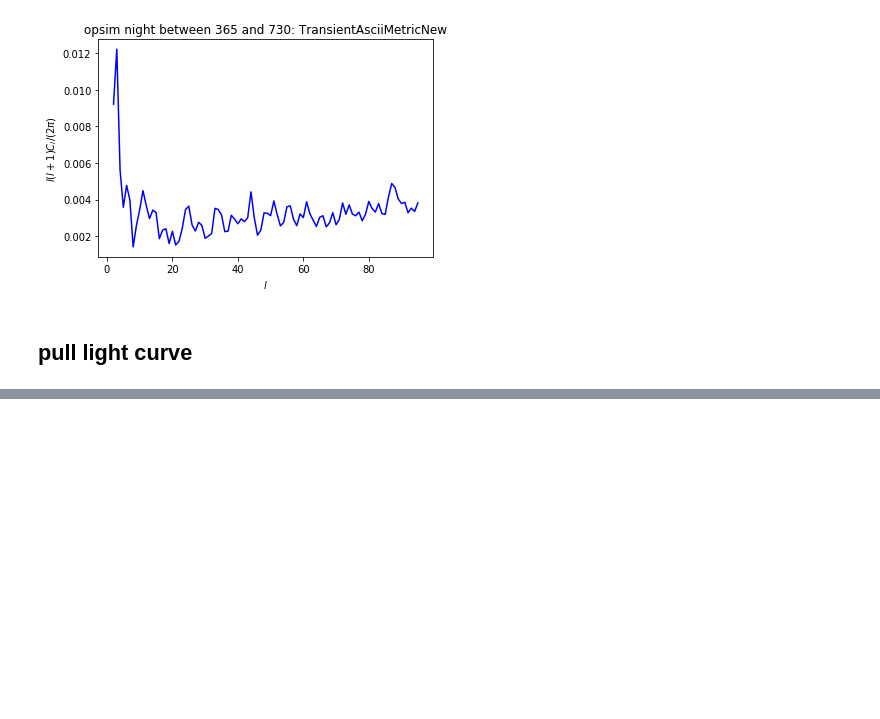
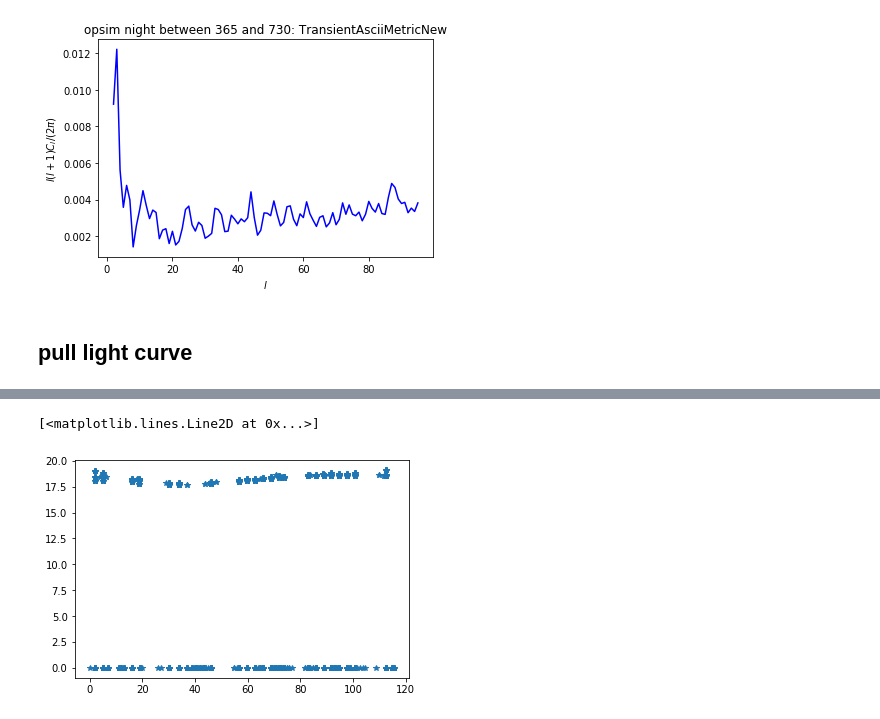
Before and after one commit to xiaolng/maf, a Jupyter notebook: TDEs.ipynb, the cells around one changed output, grey strips where cells are left out. Cells and saved outputs as stored; diff of their text form; code cells hidden in the pictures; blank space fills up the shorter version.

```diff
--- a/TDEs.ipynb
+++ b/TDEs.ipynb
@@ -488,8 +488,17 @@ The iterable function was deprecated in Matplotlib 3.1 and will be removed in 3.
 ## pull light curve
 # %%
 # get light curve of a pointSlicer
+
 transmetric = TransientAsciiMetricNew('tde.dat', surveyDuration=1, mjdCol='observationStartMJD', detectSNR={'u': 5, 'g': 1, 'r': 1, 'i': 1, 'z': 5, 'y': 1},
                                       nPreT=1, preT=10, nFilters=0, filterT=None, nPerLC=2, peakOffset=0, dataout=True)
+
+#ra = np.array([ 34.39339593,  73.58279239,  97.45622484,  94.92638699])
+#dec = np.array([ -5.09032894,   0.1873572 , -37.70921729, -18.53667436])
+ra = np.array([34.39339593])
+dec = np.array([-5.09032894])
+
+slicer = slicers.UserPointsSlicer(ra, dec)
+
 #slicer = slicers.HealpixSlicer(nside=32)
 
 year = 1
@@ -501,0 +525,2 @@ group.plotAll(closefigs=False)
+# %%
+data = transmetricSky.metricValues.data[0]
@@ -501,0 +568,7 @@ group.plotAll(closefigs=False)
+# %%
+time = data['epoch']
+mag = data['lcMag']
+plt.plot(time, mag, '*')
+# %% [output]
+[<matplotlib.lines.Line2D at 0x...>]
+[figure, added]
```
Also changed, not shown: parts of 6 cells of this notebook.
